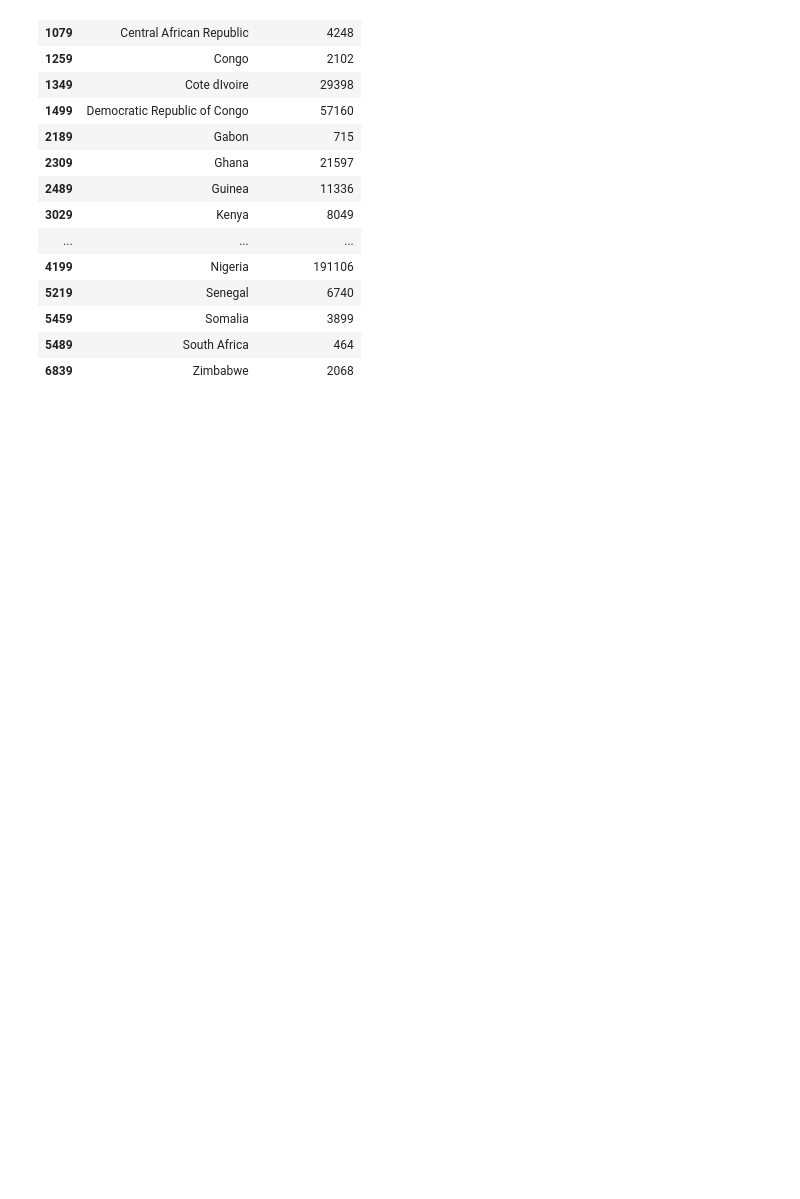
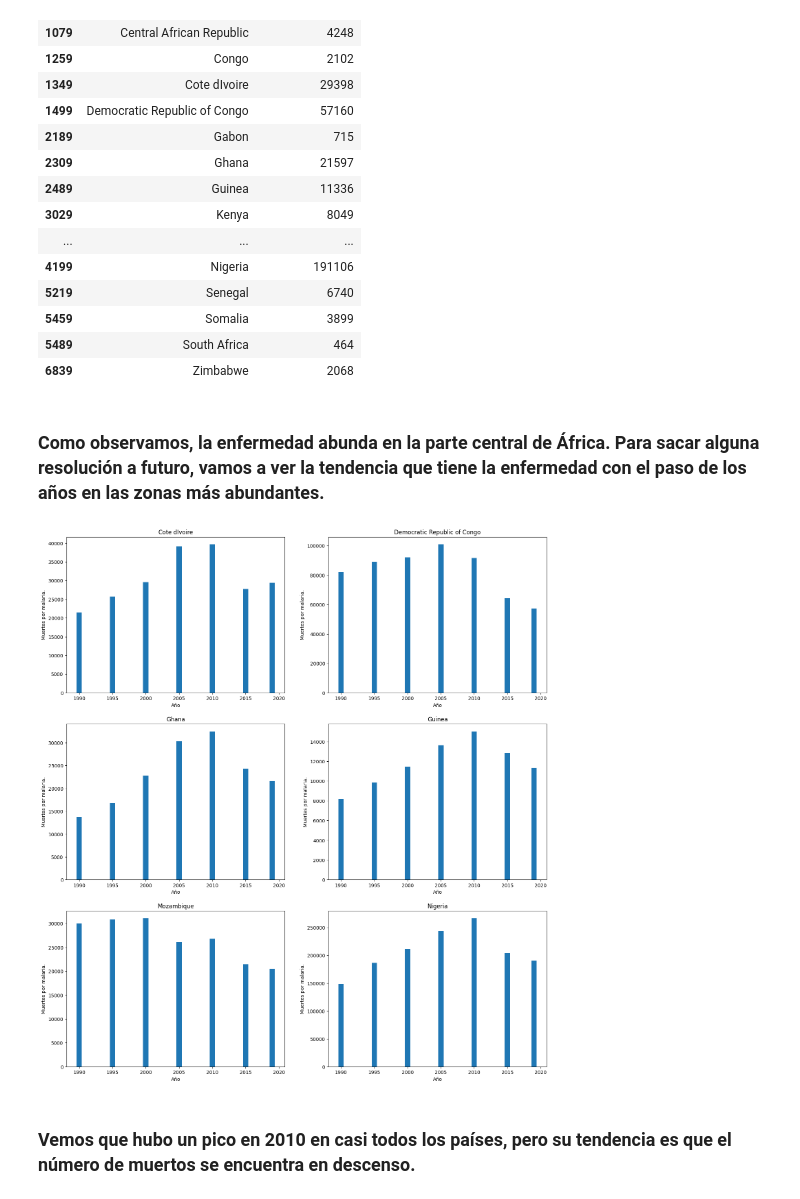
Before and after one commit to alegonzjur/ProyectoTFG, a Jupyter notebook: data/c_bio.ipynb, the cells around one changed output. Cells and saved outputs as stored; diff of their text form; code cells hidden in the pictures; blank space fills up the shorter version.

```diff
--- a/data/c_bio.ipynb
+++ b/data/c_bio.ipynb
@@ -88,3 +88,26 @@ af[L]
 | 5459 | Somalia | 3899 |
 | 5489 | South Africa | 464 |
 | 6839 | Zimbabwe | 2068 |
+# %% [markdown]
+### Como observamos, la enfermedad abunda en la parte central de África. Para sacar alguna resolución a futuro, vamos a ver la tendencia que tiene la enfermedad con el paso de los años en las zonas más abundantes.
+# %%
+p_m = ["Cote dIvoire","Democratic Republic of Congo","Ghana","Guinea","Mozambique","Nigeria"]
+mal = data.query('Entity in ["Cote dIvoire","Democratic Republic of Congo","Ghana","Guinea","Mozambique","Nigeria"] & Year in [1990,1995,2000,2005,2010,2015,2019]')
+l = ['Entity','Year','Malaria fatalities']
+# %%
+fig, ax = plt.subplots(nrows=3,ncols=2,figsize = (18,20))
+agr_mal = mal.groupby(['Entity','Year'])['Malaria fatalities'].mean().unstack().T
+i,j = 0,0
+for p in p_m:
+    ax[i,j].bar(x=agr_mal.index, height=agr_mal[p])
+    ax[i,j].set_title(p)
+    ax[i,j].set_xlabel('Año')
+    ax[i,j].set_ylabel('Muertes por malaria.')
+    j += 1
+    if j == 2:
+        j = 0
+        i += 1
+# %% [output]
+[figure, added]
+# %% [markdown]
+### Vemos que hubo un pico en 2010 en casi todos los países, pero su tendencia es que el número de muertos se encuentra en descenso.
```
Also changed, not shown: parts of 6 cells of this notebook.
